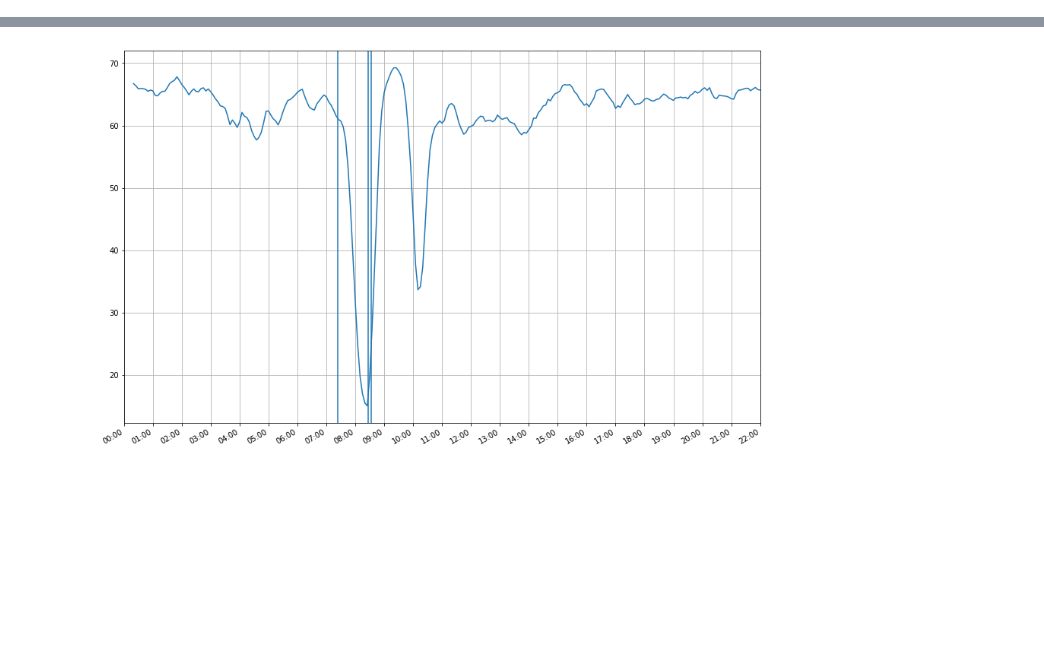
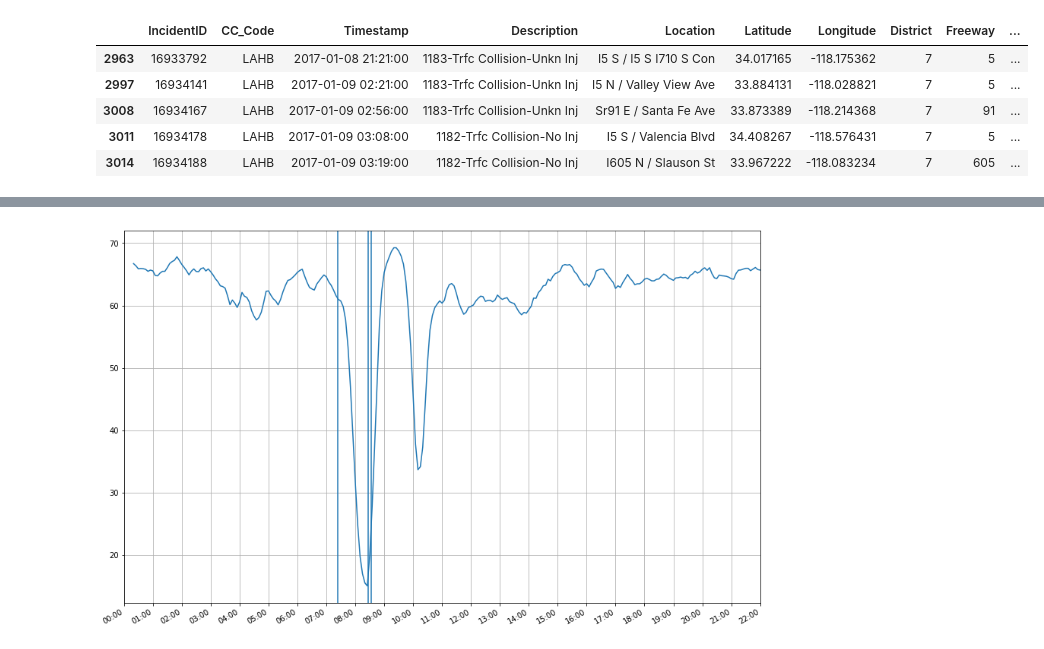
Before and after one commit to frolovconst/TC_w_ML, a Jupyter notebook: incidents_touch/inc_desc_ansis.ipynb, the cells around one changed output, grey strips where cells are left out. Cells and saved outputs as stored; diff of their text form; code cells hidden in the pictures; blank space fills up the shorter version.

```diff
--- a/incidents_touch/inc_desc_ansis.ipynb
+++ b/incidents_touch/inc_desc_ansis.ipynb
@@ -91,3 +113,22 @@ def plot_station_data_w_nearest_incds(flow_data, incdnt_data, stations_data, sta
     ax.set_xlim(datemin, datemax)
     plt.grid()
     plt.show()
+# %%
+def get_next_wrapper(inc, func, stations):
+    nxt = func(stations, inc)
+    return nxt.iloc[0].ID if nxt.size>0 else 0
+# %%
+inc_month['Next'] = inc_month.apply(get_next_wrapper, axis=1, args=(get_next_downstream_station, stations_active))
+# %%
+inc_month.drop(index=inc_month[inc_month.Next==0].index, inplace=True)
+# %%
+inc_month.drop(columns=['Zoom_Map', 'TBxy', 'CountryFIPS_ID', 'CityFIPS_ID', 'Incident_No', 'Area', 'State_postmile', 'Absolute_postmile'], inplace=True)
+# %%
+inc_month.head()
+# %% [output]
+|  | IncidentID | CC_Code | Timestamp | Description | Location | Latitude | Longitude | District | Freeway | ... |
+| 2963 | 16933792 | LAHB | 2017-01-08 21:21:00 | 1183-Trfc Collision-Unkn Inj | I5 S / I5 S I710 S Con | 34.017165 | -118.175362 | 7 | 5 | ... |
+| 2997 | 16934141 | LAHB | 2017-01-09 02:21:00 | 1183-Trfc Collision-Unkn Inj | I5 N / Valley View Ave | 33.884131 | -118.028821 | 7 | 5 | ... |
+| 3008 | 16934167 | LAHB | 2017-01-09 02:56:00 | 1183-Trfc Collision-Unkn Inj | Sr91 E / Santa Fe Ave | 33.873389 | -118.214368 | 7 | 91 | ... |
+| 3011 | 16934178 | LAHB | 2017-01-09 03:08:00 | 1182-Trfc Collision-No Inj | I5 S / Valencia Blvd | 34.408267 | -118.576431 | 7 | 5 | ... |
+| 3014 | 16934188 | LAHB | 2017-01-09 03:19:00 | 1182-Trfc Collision-No Inj | I605 N / Slauson St | 33.967222 | -118.083234 | 7 | 605 | ... |
```
Also changed, not shown: parts of 17 cells of this notebook.
